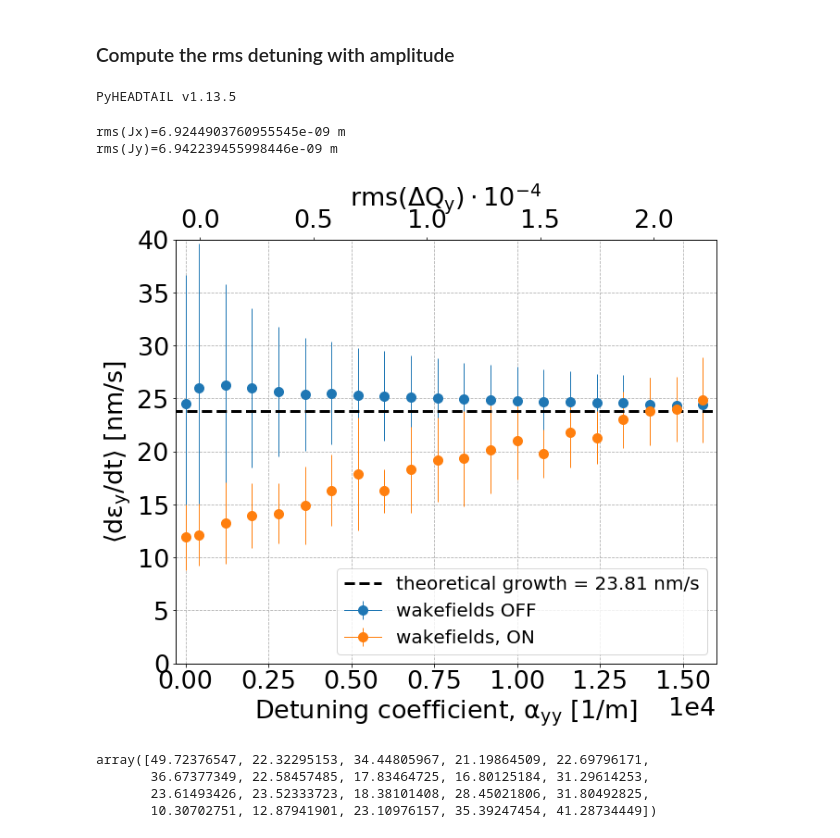
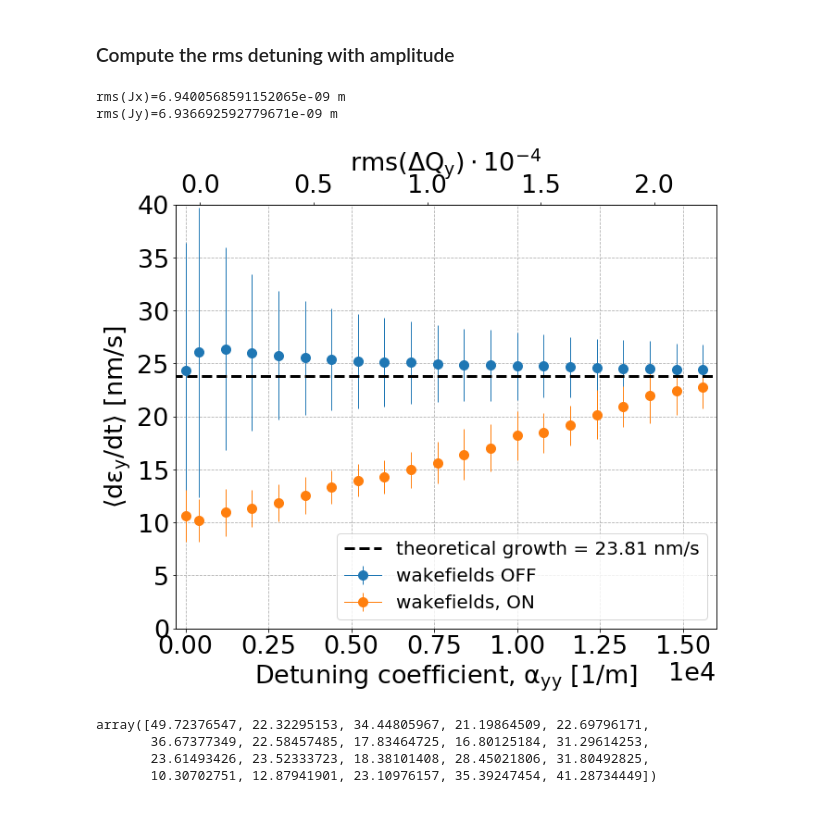
Before and after one commit to natriant/cc_rf_noise_pyheadtail, a Jupyter notebook: post_process_analysis/studies_with_sets_of_kicks/job003b_plot_loadFromPickles_dey_scanOverAyy.ipynb, the cells around one changed output. Saved outputs shown, nothing was run; the diff lists cells and outputs as text; code cells hidden in the pictures.

Commit message:
update beta function used assumed for wakefields for Q26

```diff
--- a/post_process_analysis/studies_with_sets_of_kicks/job003b_plot_loadFromPickles_dey_scanOverAyy.ipynb
+++ b/post_process_analysis/studies_with_sets_of_kicks/job003b_plot_loadFromPickles_dey_scanOverAyy.ipynb
@@ -53,9 +53,9 @@ print(len(my_variables))
 ### Load the data
 # %%
 path_to_data = './'
-study_name = 'deyRates_sps_270GeV_CC_PN1e-8_1e5turns_5e5Nb_wakefieldsONvsOFF_ayyScanlong' # title for save figures
-study_name_1 = 'deyRates_sps_270GeV_CC_PN1e-8_1e5turns_5e5Nb_Nowakefields_ayyScan'
-study_name_2 = 'deyRates_sps_270GeV_CC_PN1e-8_1e5turns_5e5Nb_wakefieldsON_500slices_ayyScan'
+study_name = 'deyRates_sps_270GeV_CC_PN1e-8_1e5turns_5e5Nb_wakefieldsONvsOFF_QpxQpy5e-1_ayyScanlong' # title for save figures
+study_name_1 = 'deyRates_sps_270GeV_CC_PN1e-8_1e5turns_5e5Nb_Nowakefields_QpxQpy1_ayyScan'
+study_name_2 = 'deyRates_sps_270GeV_CC_PN1e-8_1e5turns_5e5Nb_wakefieldsON_500slices_QpxQpy1_ayyScan'
 noise_type = 'PN'
 
 my_df_1 = pickle.load( open(path_to_data+study_name_1+'.pkl', "rb" ))
@@ -240,10 +240,8 @@ if savefig:
 # %%
 #Load the bunch, you need to activate a Pyheadtail version v1.13 or newer
 path_to_data = '/afs/cern.ch/work/n/natriant/private/pyheadtail_example_crabcavity/'
-study_name_dq ='sps_270GeV_CC_PN1e-8_1e5turns_5e5Nb_wakefieldsON_500slices_ayy400.0_run0/'
+study_name_dq = 'sps_270GeV_CC_PN1e-8_1e5turns_5e5Nb_wakefieldsON_500slices_QpxQpy2_ayy0.0_fixedKicksSet1_run0/'
 bunch = pickle.load(open(path_to_data+study_name_dq+'bunch', 'rb')) # you need to activate an environment with pyhedtail version at least v1.13.5
-# %% [output]
-PyHEADTAIL v1.13.5
 # %%
 # Optics at CC2
 beta_y = 73.81671646
@@ -270,8 +268,8 @@ rms_Jy_init = np.std(Jy_init)
 print(f'rms(Jx)={rms_Jx_init} m')
 print(f'rms(Jy)={rms_Jy_init} m')
 # %% [output]
-rms(Jx)=6.9244903760955545e-09 m
-rms(Jy)=6.942239455998446e-09 m
+rms(Jx)=6.9400568591152065e-09 m
+rms(Jy)=6.936692592779671e-09 m
 # %%
 Dqy_rms = []
 axy = 0
@@ -299,35 +297,35 @@ for i, key in enumerate(my_df_keys):
     total_error_2 = np.sqrt(systematic_error_2**2+statistical_error_2**2)
 
 
     ax.errorbar(my_variables[i], np.mean(my_df_1[my_df_keys[i]]['m'])*1e9, yerr=total_error_1*1e9, marker='o',  c='C0', label=my_label_1)
     ax.errorbar(my_variables[i], np.mean(my_df_2[my_df_keys[i]]['m'])*1e9, yerr=total_error_2*1e9, marker='o',  c='C1', label=my_label_2)
 
 
 ax2 = ax.twiny()
 ax2.plot(np.array(Dqy_rms)*1e4, np.arange(0,len(my_variables)), linestyle='')
 
 
 ax.hlines(expected_growth*1e9, -400, 17000, linestyles='dashed', linewidth=3, color='k', label=f'theoretical growth = {expected_growth*1e9:.2f} nm/s')
 ax.legend(loc=4)
 
 ax.set_xlim(-300, 16000)
 ax.set_ylim(0, 40)
 ax.grid(linestyle='dashed')
 
 ax.set_ylabel(r'$\mathrm{\langle d\epsilon_y / dt \rangle \ [nm/s]}$')
 ax.set_xlabel('Detuning coefficient, '+r'$\mathrm{\alpha_{yy} \ [1/m]}$')
 ax.ticklabel_format(axis='x', style='sci', scilimits=(4,4))
 
 
 ax2.set_xlabel(r'$\mathrm{rms(\Delta Q_y) \cdot 10^{-4}}$')
 
 plt.tight_layout()
 
-savefig = False
+savefig = True
 if savefig:
     plt.savefig(f'./output/{study_name}_vs_TuneSpread_v2.png', bbox_inches='tight')
 # %% [output]
-[figure, old version]
+[figure, new version]
 # %%
 
 # Example print
```
Also changed, not shown: parts of 3 cells of this notebook, 9 other files.
